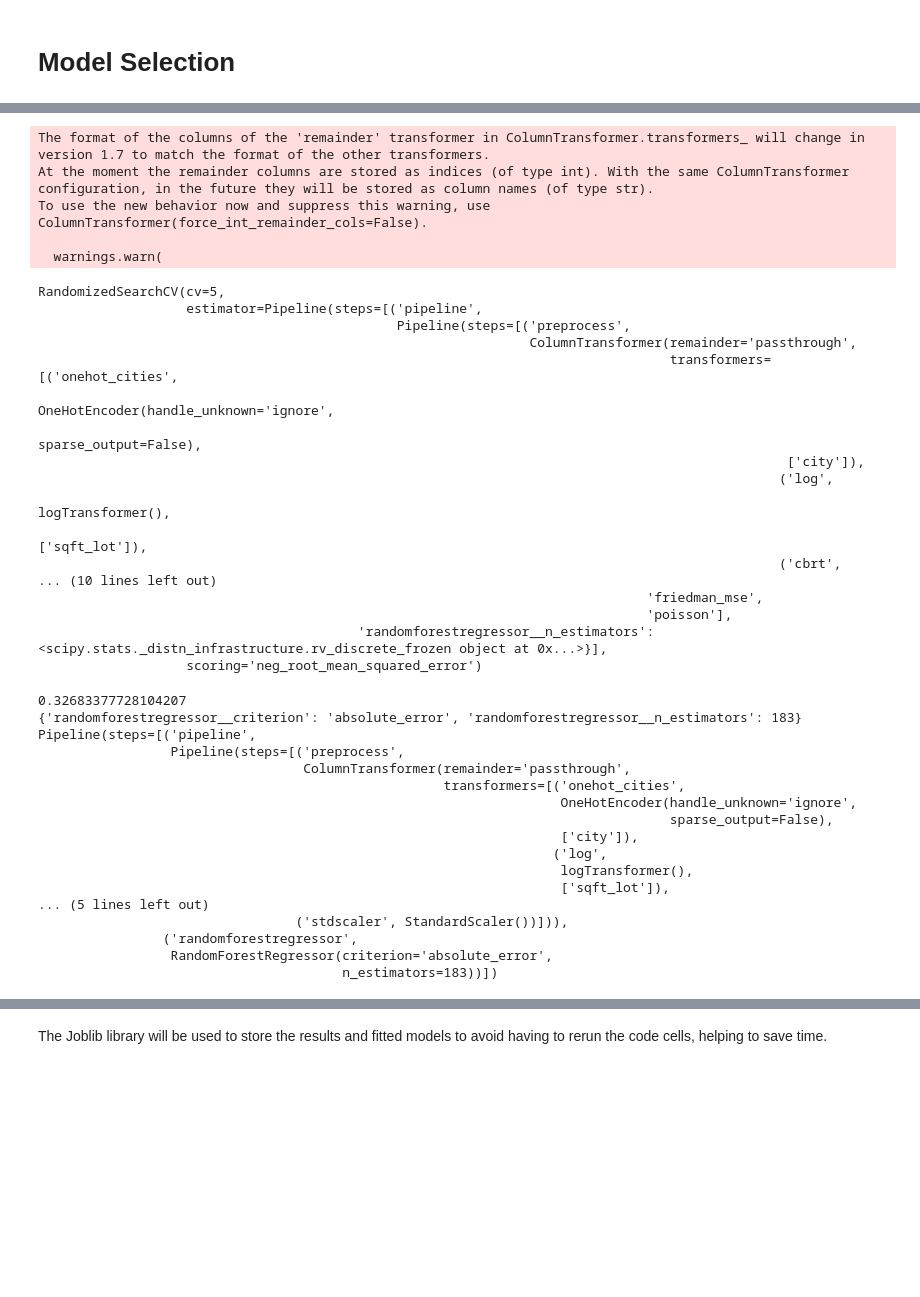
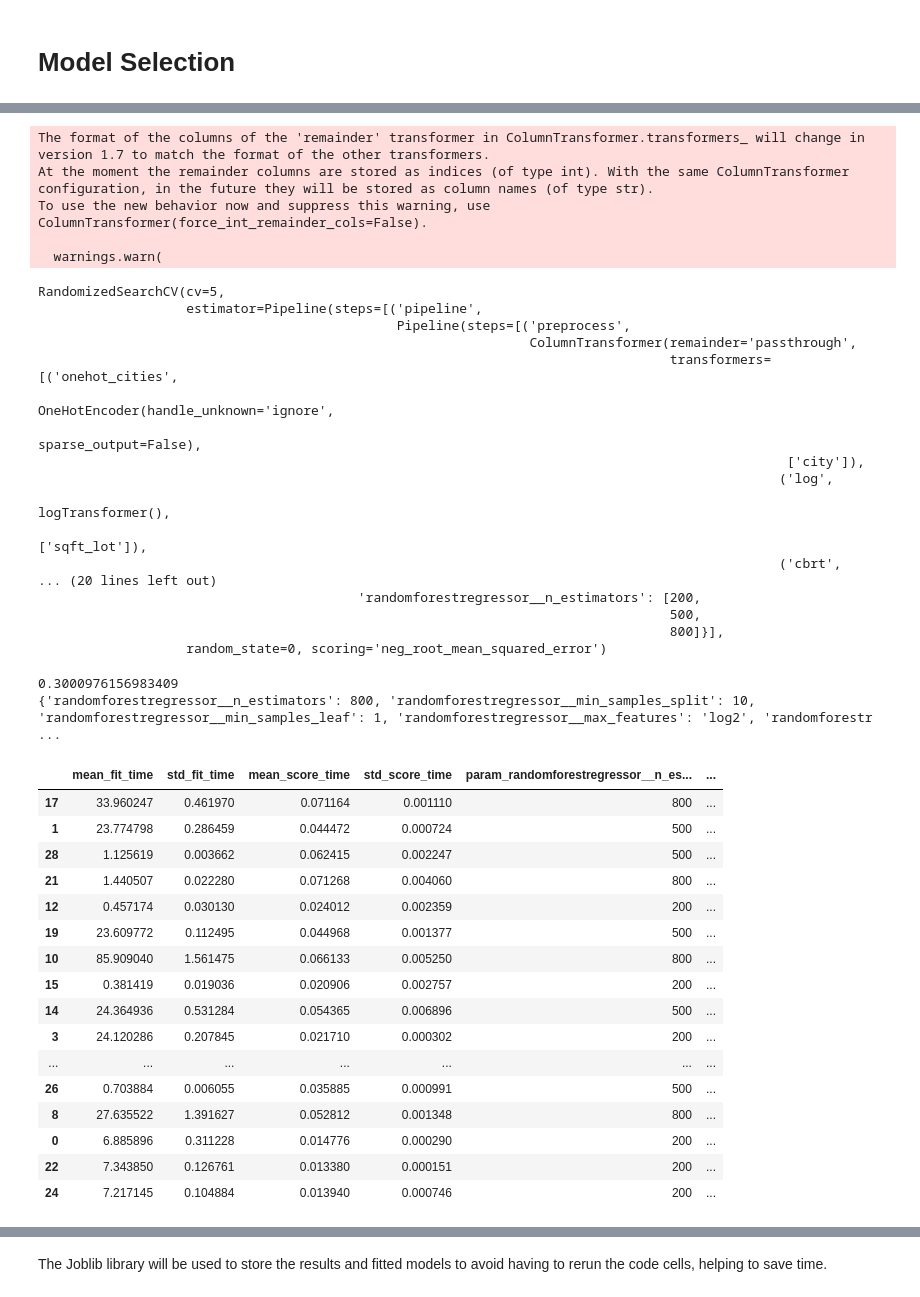
Before and after one commit to brandoncabrera707/housing_predictions, a Jupyter notebook: notebooks/2.0-bc-pipeline-and-hyperparameter-tuning.ipynb, the cells around one changed output, grey strips where cells are left out. Cells and saved outputs as stored; diff of their text form; code cells hidden in the pictures; blank space fills up the shorter version.

```diff
--- a/notebooks/2.0-bc-pipeline-and-hyperparameter-tuning.ipynb
+++ b/notebooks/2.0-bc-pipeline-and-hyperparameter-tuning.ipynb
@@ -173,8 +180,8 @@ print(svr_randomized_search_bestscore)
 # %%
-random_forest_pipeline = make_pipeline(pipeline, RandomForestRegressor())
-random_forest_randomized_search = RandomizedSearchCV(random_forest_pipeline, random_forest_params_grid, scoring = 'neg_root_mean_squared_error', cv = 5, n_iter = 10)
+rfr_pipeline = make_pipeline(pipeline, RandomForestRegressor())
+rfr_randomized_search = RandomizedSearchCV(rfr_pipeline, rfr_params_grid, scoring = 'neg_root_mean_squared_error', cv = 5, n_iter = 30, random_state = 0)
 y_train_flattened = np.ravel(y_train_transformed)
-random_forest_randomized_search.fit(X_train, y_train_flattened)
+rfr_randomized_search.fit(X_train, y_train_flattened)
 # %% [output]
 The format of the columns of the 'remainder' transformer in ColumnTransformer.transformers_ will change in version 1.7 to match the format of the other transformers.
 At the moment the remainder columns are stored as indices (of type int). With the same ColumnTransformer configuration, in the future they will be stored as column names (of type str).
@@ -193,33 +200,33 @@ RandomizedSearchCV(cv=5,
                                                                                                 logTransformer(),
                                                                                                 ['sqft_lot']),
                                                                                                ('cbrt',
-... (10 lines left out)
-                                                                              'friedman_mse',
-                                                                              'poisson'],
-                                         'randomforestregressor__n_estimators': <scipy.stats._distn_infrastructure.rv_discrete_frozen object at 0x...>}],
-                   scoring='neg_root_mean_squared_error')
+... (20 lines left out)
+                                         'randomforestregressor__n_estimators': [200,
+                                                                                 500,
+                                                                                 800]}],
+                   random_state=0, scoring='neg_root_mean_squared_error')
 # %%
-random_forest_randomized_search_best_score = -random_forest_randomized_search.best_score_
-random_forest_randomized_search_best_params = random_forest_randomized_search.best_params_
-random_forest_randomized_search_best_estimator = random_forest_randomized_search.best_estimator_
-print(random_forest_randomized_search_best_score)
-print(random_forest_randomized_search_best_params)
-print(random_forest_randomized_search_best_estimator)
+print(-rfr_randomized_search.best_score_)
+print(rfr_randomized_search.best_params_)
+rfr_randomized_search_cv_results = pd.DataFrame(rfr_randomized_search.cv_results_)
+rfr_randomized_search_cv_results.sort_values(by = 'rank_test_score')
 # %% [output]
-0.32683377728104207
-{'randomforestregressor__criterion': 'absolute_error', 'randomforestregressor__n_estimators': 183}
-Pipeline(steps=[('pipeline',
-                 Pipeline(steps=[('preprocess',
-                                  ColumnTransformer(remainder='passthrough',
-                                                    transformers=[('onehot_cities',
-                                                                   OneHotEncoder(handle_unknown='ignore',
-                                                                                 sparse_output=False),
-                                                                   ['city']),
-                                                                  ('log',
-                                                                   logTransformer(),
-                                                                   ['sqft_lot']),
-... (5 lines left out)
-                                 ('stdscaler', StandardScaler())])),
-                ('randomforestregressor',
-                 RandomForestRegressor(criterion='absolute_error',
-                                       n_estimators=183))])
+0.3000976156983409
+{'randomforestregressor__n_estimators': 800, 'randomforestregressor__min_samples_split': 10, 'randomforestregressor__min_samples_leaf': 1, 'randomforestregressor__max_features': 'log2', 'randomforestr ...
+|  | mean_fit_time | std_fit_time | mean_score_time | std_score_time | param_randomforestregressor__n_es... | ... |
+| 17 | 33.960247 | 0.461970 | 0.071164 | 0.001110 | 800 | ... |
+| 1 | 23.774798 | 0.286459 | 0.044472 | 0.000724 | 500 | ... |
+| 28 | 1.125619 | 0.003662 | 0.062415 | 0.002247 | 500 | ... |
+| 21 | 1.440507 | 0.022280 | 0.071268 | 0.004060 | 800 | ... |
+| 12 | 0.457174 | 0.030130 | 0.024012 | 0.002359 | 200 | ... |
+| 19 | 23.609772 | 0.112495 | 0.044968 | 0.001377 | 500 | ... |
+| 10 | 85.909040 | 1.561475 | 0.066133 | 0.005250 | 800 | ... |
+| 15 | 0.381419 | 0.019036 | 0.020906 | 0.002757 | 200 | ... |
+| 14 | 24.364936 | 0.531284 | 0.054365 | 0.006896 | 500 | ... |
+| 3 | 24.120286 | 0.207845 | 0.021710 | 0.000302 | 200 | ... |
+| ... | ... | ... | ... | ... | ... | ... |
+| 26 | 0.703884 | 0.006055 | 0.035885 | 0.000991 | 500 | ... |
+| 8 | 27.635522 | 1.391627 | 0.052812 | 0.001348 | 800 | ... |
+| 0 | 6.885896 | 0.311228 | 0.014776 | 0.000290 | 200 | ... |
+| 22 | 7.343850 | 0.126761 | 0.013380 | 0.000151 | 200 | ... |
+| 24 | 7.217145 | 0.104884 | 0.013940 | 0.000746 | 200 | ... |
```
Also changed, not shown: parts of 22 cells of this notebook, 18 other files.
